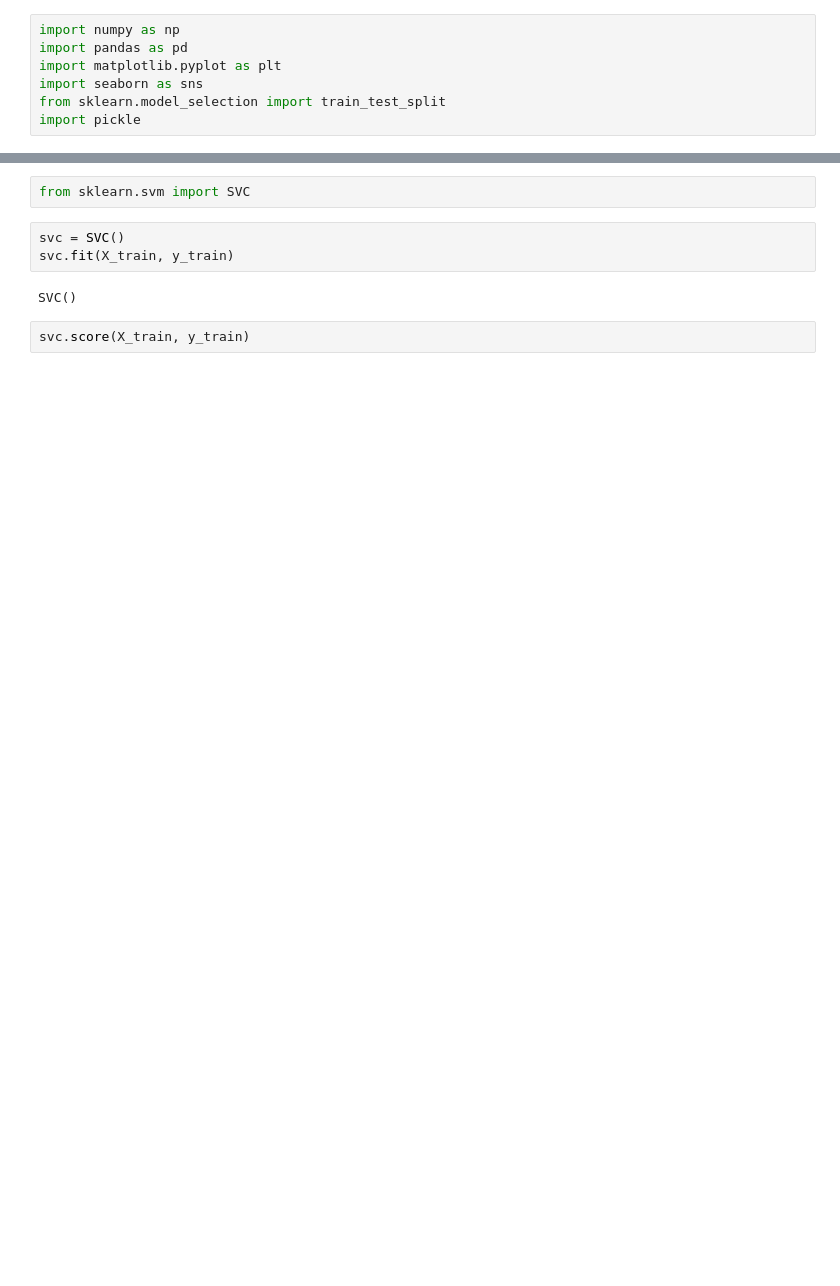
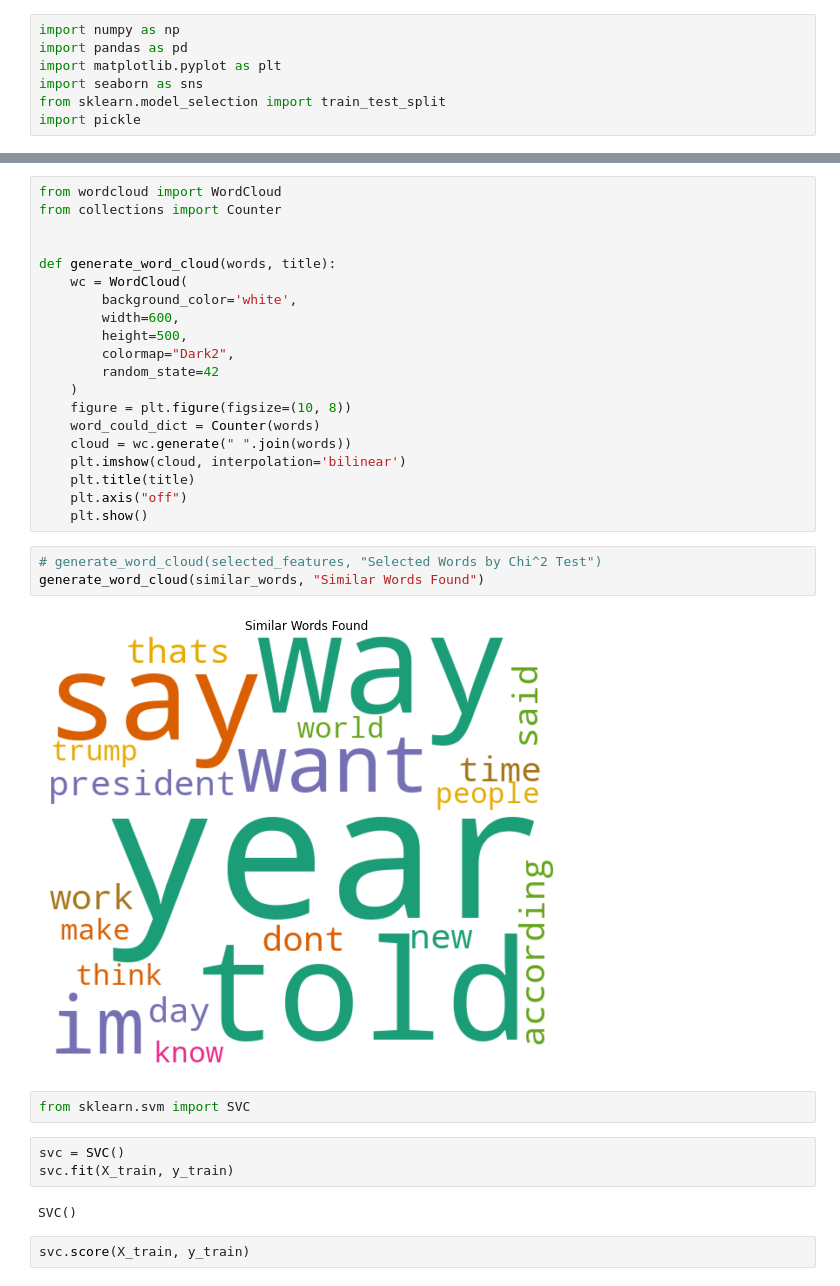
Before and after one commit to TimilsinaBimal/News-Article-Classifier, a Jupyter notebook: notebooks/[ArticleCategorization]_Modeling.ipynb, the cells around one changed output, grey strips where cells are left out. Drawn from its saved outputs; the diff is of its cells as text; blank space fills up the shorter version.

```diff
--- a/notebooks/[ArticleCategorization]_Modeling.ipynb
+++ b/notebooks/[ArticleCategorization]_Modeling.ipynb
@@ -56,3 +103,28 @@ X_test.shape, y_test.shape
+# %%
+from wordcloud import WordCloud
+from collections import Counter
+
+
+def generate_word_cloud(words, title):
+    wc = WordCloud(
+        background_color='white',
+        width=600,
+        height=500,
+        colormap="Dark2",
+        random_state=42
+    )
+    figure = plt.figure(figsize=(10, 8))
+    word_could_dict = Counter(words)
+    cloud = wc.generate(" ".join(words))
+    plt.imshow(cloud, interpolation='bilinear')
+    plt.title(title)
+    plt.axis("off")
+    plt.show()
+# %%
+# generate_word_cloud(selected_features, "Selected Words by Chi^2 Test")
+generate_word_cloud(similar_words, "Similar Words Found")
+# %% [output]
+[figure, added]
 # %%
 from sklearn.svm import SVC
 # %%
```
Also changed, not shown: parts of 71 cells of this notebook.
